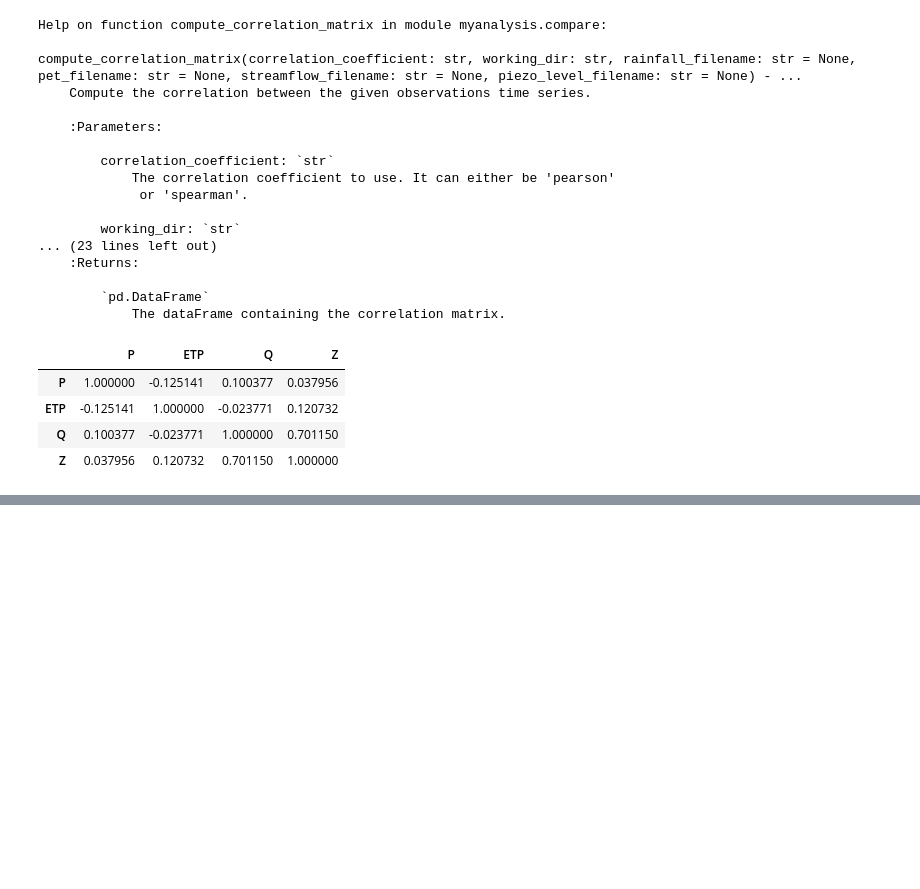
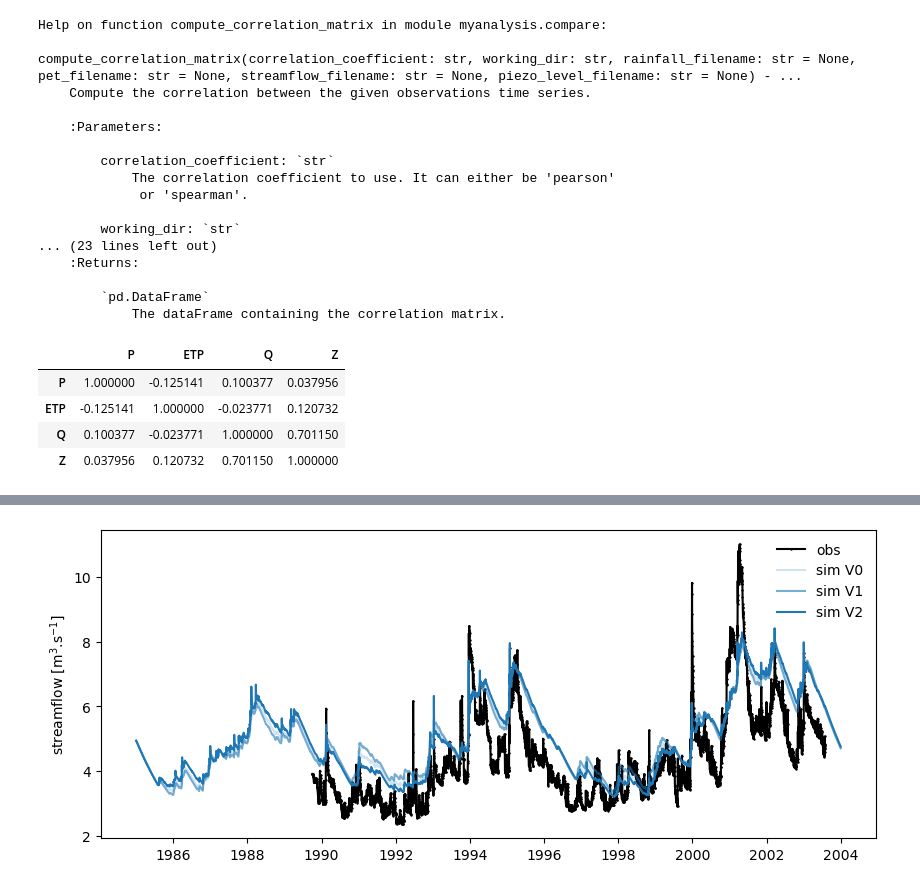
Before and after one commit to ThibHlln/mymeteeaunappes, a Jupyter notebook: myanalysis/demo/myanalysis.ipynb, the cells around one changed output, grey strips where cells are left out. Drawn from its saved outputs; the diff is of its cells as text; code cells hidden in the pictures; blank space fills up the shorter version.

Commit message:
add functionality to track the evolution between version iterations

```diff
--- a/myanalysis/demo/myanalysis.ipynb
+++ b/myanalysis/demo/myanalysis.ipynb
@@ -80,0 +107,7 @@ myanalysis.compare.compute_correlation_matrix(
+# %%
+myanalysis.track.plot_simulation_history(
+    variable='streamflow',
+    history_dir='../../examples/my-example-2'
+)
+# %% [output]
+[figure, added]
```
Also changed, not shown: parts of 13 cells of this notebook, 25 other files.
